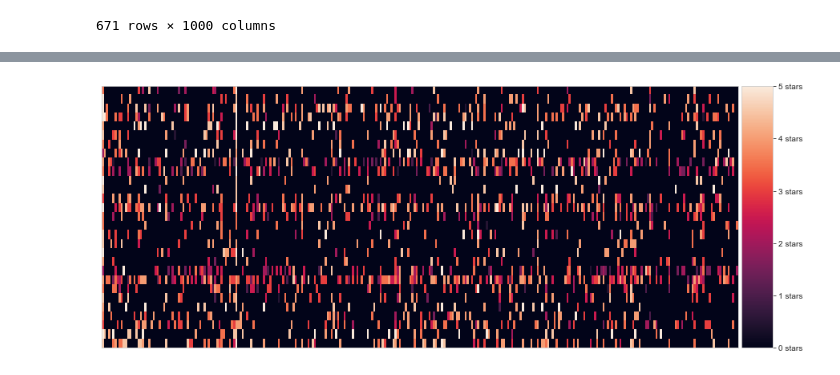
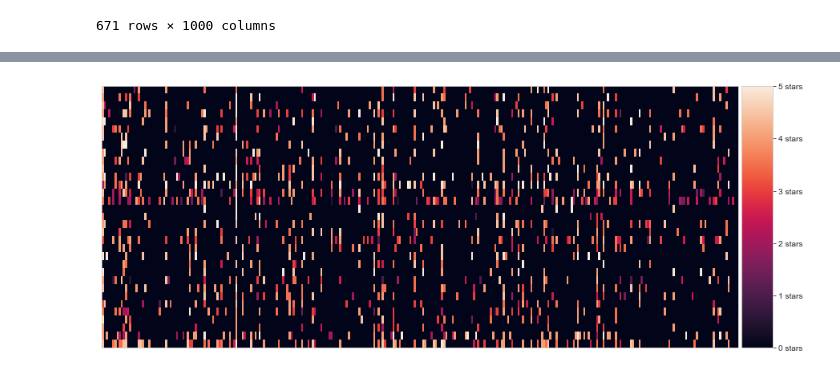
Before and after one commit to nw-kusuma/Big-Data-Class, a Jupyter notebook: BD02-KMeans Clustering/MovieLens-KMeans.ipynb, the cells around one changed output, grey strips where cells are left out. Cells and saved outputs as stored; diff of their text form; code cells hidden in the pictures.

```diff
--- a/BD02-KMeans Clustering/MovieLens-KMeans.ipynb
+++ b/BD02-KMeans Clustering/MovieLens-KMeans.ipynb
@@ -209,3 +209,15 @@ def draw_clusters(biased_dataset, predictions, cmap='winter', height=5, width=5)
 
     clustered = pd.concat([biased_dataset.reset_index(), pd.DataFrame({'group':predictions})], axis=1)
     plt.scatter(clustered.iloc[:,2], clustered.iloc[:,3], c=clustered['group'], s=20, cmap=cmap)
+# %%
+Error =[]
+for i in range(1, 11):
+    kmeans = KMeans(n_clusters = i).fit(X)
+    kmeans.fit(X)
+    Error.append(kmeans.inertia_)
+import matplotlib.pyplot as plt
+plt.plot(range(1, 11), Error)
+plt.title('Elbow method')
+plt.xlabel('No of clusters')
+plt.ylabel('Error')
+plt.show()
@@ -212,6 +226,6 @@ def draw_clusters(biased_dataset, predictions, cmap='winter', height=5, width=5)
 # %%
 # Create an instance of KMeans to find two clusters
-kmeans_1 = KMeans(n_clusters=2)
+kmeans_1 = KMeans(n_clusters=5)
 
 # Use fit_predict to cluster the dataset
 predictions = kmeans_1.fit_predict(X)
@@ -263,7 +251,7 @@ def cluster_silhouette(k, data):
 # Choose the range of k values to test.
 # We added a stride of 5 to improve performance. We don't need to calculate the error for every k value
 #possible_k_values = range(2, len(X)+2, 5)
-possible_k_values = range(2, len(X)-1, 5)
+possible_k_values = range(2, len(X)+1, 4)
 
 # Calculate error values for all k values we're interested in
 errors_per_k = [cluster_silhouette(k, X) for k in possible_k_values]
@@ -296,7 +263,7 @@ ax.set_ylabel('Silhouette Score (higher is better)')
 ax.plot(possible_k_values, errors_per_k)
 
 # Ticks and grid
-xticks = np.arange(min(possible_k_values), max(possible_k_values)+1, 5.0)
+xticks = np.arange(min(possible_k_values), max(possible_k_values)+1, 4.0)
 ax.set_xticks(xticks, minor=False)
 ax.set_xticks(xticks, minor=True)
 ax.xaxis.grid(True, which='both')
@@ -543,13 +499,13 @@ cluster # 10
 # %%
-# TODO: Pick a cluster ID from the clusters above
-cluster_number = 13
+# Pick a cluster ID from the clusters above
+cluster_number = 8
 
 # Let's filter to only see the region of the dataset with the most number of values
 n_users = 75
 n_movies = 300
 cluster = clustered[clustered.group == cluster_number].drop(['index', 'group'], axis=1)
 
 cluster = sort_by_rating_density(cluster, n_movies, n_users)
 draw_movies_heatmap(cluster, axis_labels=False, width=15)
 # %% [output]
-[figure, old version]
+[figure, new version]
```
Also changed, not shown: parts of 23 cells of this notebook.
